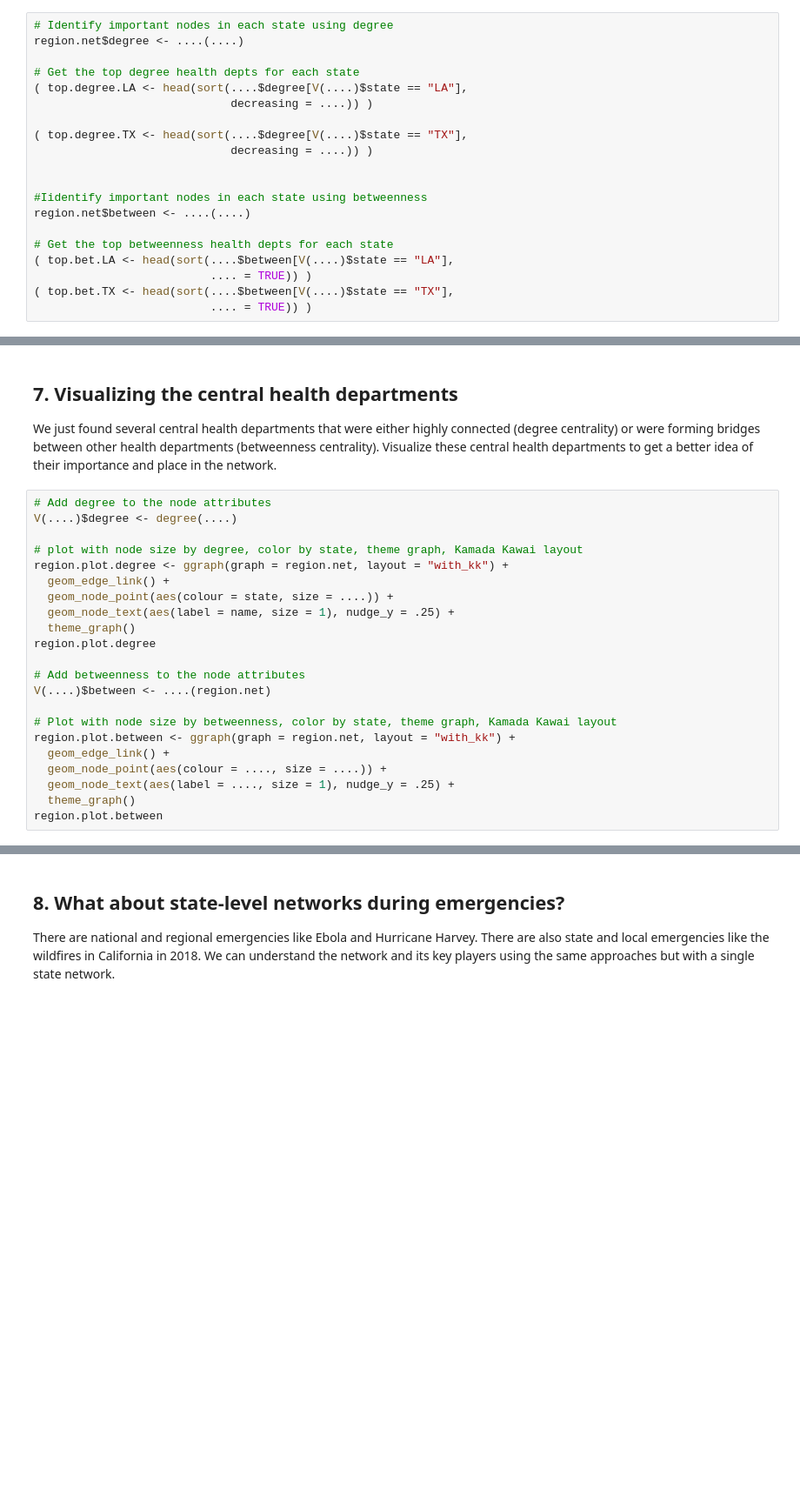
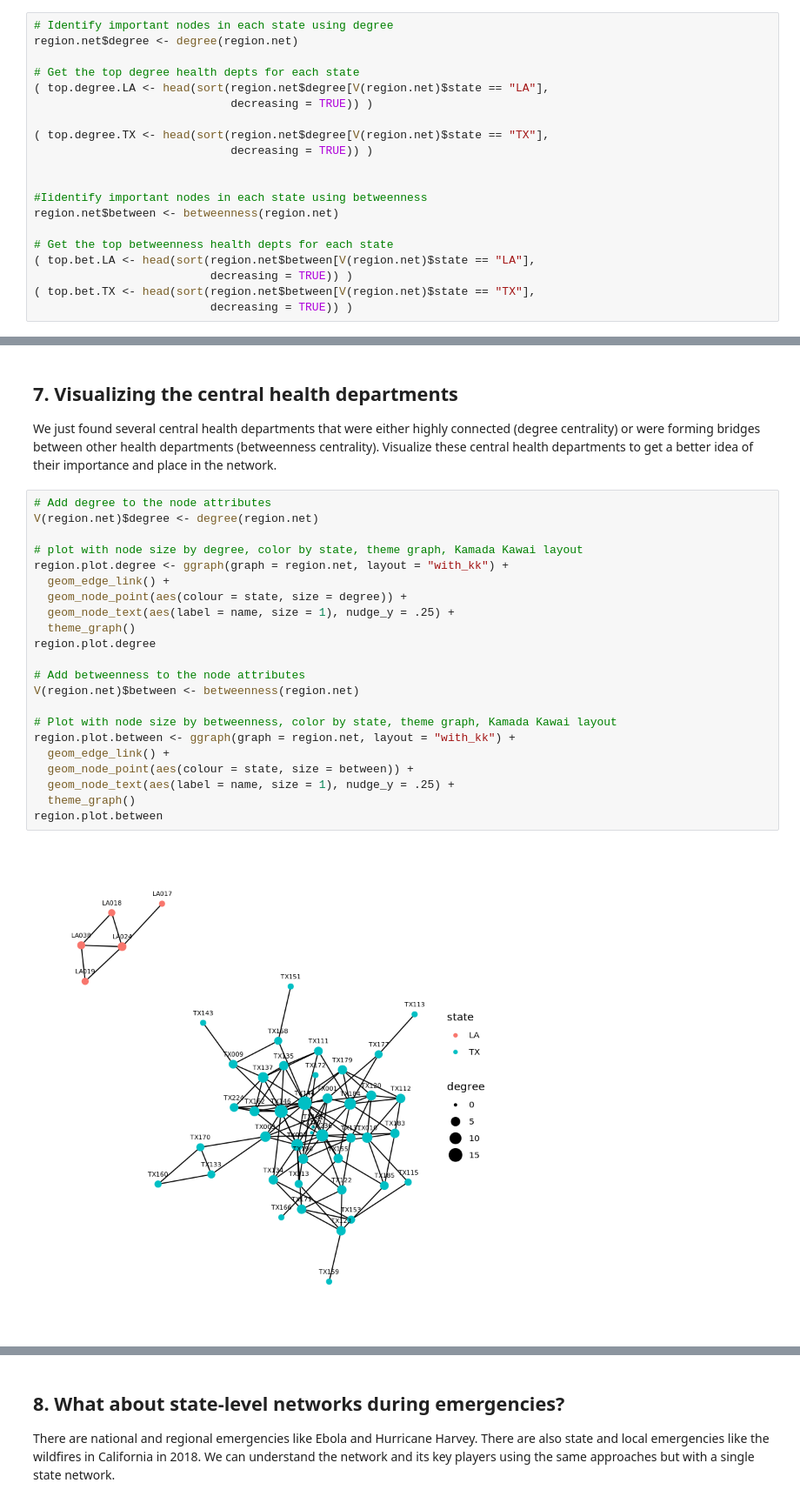
Before and after one commit to JeremyTallant/health_network, a Jupyter notebook: network_analysis.ipynb, the cells around one changed output, grey strips where cells are left out. Shown at 87% size. Cells and saved outputs as stored; diff of their text form; blank space fills up the shorter version.

```diff
--- a/network_analysis.ipynb
+++ b/network_analysis.ipynb
@@ -114,21 +173,21 @@ lhd.net.theme
 <p>While collaboration between the states will be challenging with no existing connections, the health departments in each state are well connected to each other. We can use degree centrality and betweenness centrality to find the key health departments in each state should another disaster occur. </p>
 # %%
 # Identify important nodes in each state using degree
-region.net$degree <- ....(....)
+region.net$degree <- degree(region.net)
 
 # Get the top degree health depts for each state
-( top.degree.LA <- head(sort(....$degree[V(....)$state == "LA"],
-                             decreasing = ....)) )
+( top.degree.LA <- head(sort(region.net$degree[V(region.net)$state == "LA"],
+                             decreasing = TRUE)) )
 
-( top.degree.TX <- head(sort(....$degree[V(....)$state == "TX"],
-                             decreasing = ....)) )
+( top.degree.TX <- head(sort(region.net$degree[V(region.net)$state == "TX"],
+                             decreasing = TRUE)) )
 
 
 #Iidentify important nodes in each state using betweenness
-region.net$between <- ....(....)
+region.net$between <- betweenness(region.net)
 
 # Get the top betweenness health depts for each state
-( top.bet.LA <- head(sort(....$between[V(....)$state == "LA"],
-                          .... = TRUE)) )
-( top.bet.TX <- head(sort(....$between[V(....)$state == "TX"],
-                          .... = TRUE)) )
+( top.bet.LA <- head(sort(region.net$between[V(region.net)$state == "LA"],
+                          decreasing = TRUE)) )
+( top.bet.TX <- head(sort(region.net$between[V(region.net)$state == "TX"],
+                          decreasing = TRUE)) )
@@ -137,23 +205,25 @@ region.net$between <- ....(....)
 <p>We just found several central health departments that were either highly connected (degree centrality) or were forming bridges between other health departments (betweenness centrality). Visualize these central health departments to get a better idea of their importance and place in the network.</p>
 # %%
 # Add degree to the node attributes
-V(....)$degree <- degree(....)
+V(region.net)$degree <- degree(region.net)
 
 # plot with node size by degree, color by state, theme graph, Kamada Kawai layout
 region.plot.degree <- ggraph(graph = region.net, layout = "with_kk") +
   geom_edge_link() +
-  geom_node_point(aes(colour = state, size = ....)) +
+  geom_node_point(aes(colour = state, size = degree)) +
   geom_node_text(aes(label = name, size = 1), nudge_y = .25) +
   theme_graph()
 region.plot.degree
 
 # Add betweenness to the node attributes
-V(....)$between <- ....(region.net)
+V(region.net)$between <- betweenness(region.net)
 
 # Plot with node size by betweenness, color by state, theme graph, Kamada Kawai layout
 region.plot.between <- ggraph(graph = region.net, layout = "with_kk") +
   geom_edge_link() +
-  geom_node_point(aes(colour = ...., size = ....)) +
-  geom_node_text(aes(label = ...., size = 1), nudge_y = .25) +
+  geom_node_point(aes(colour = state, size = between)) +
+  geom_node_text(aes(label = name, size = 1), nudge_y = .25) +
   theme_graph()
 region.plot.between
+# %% [output]
+[figure, added]
```
Also changed, not shown: parts of 11 cells of this notebook.
